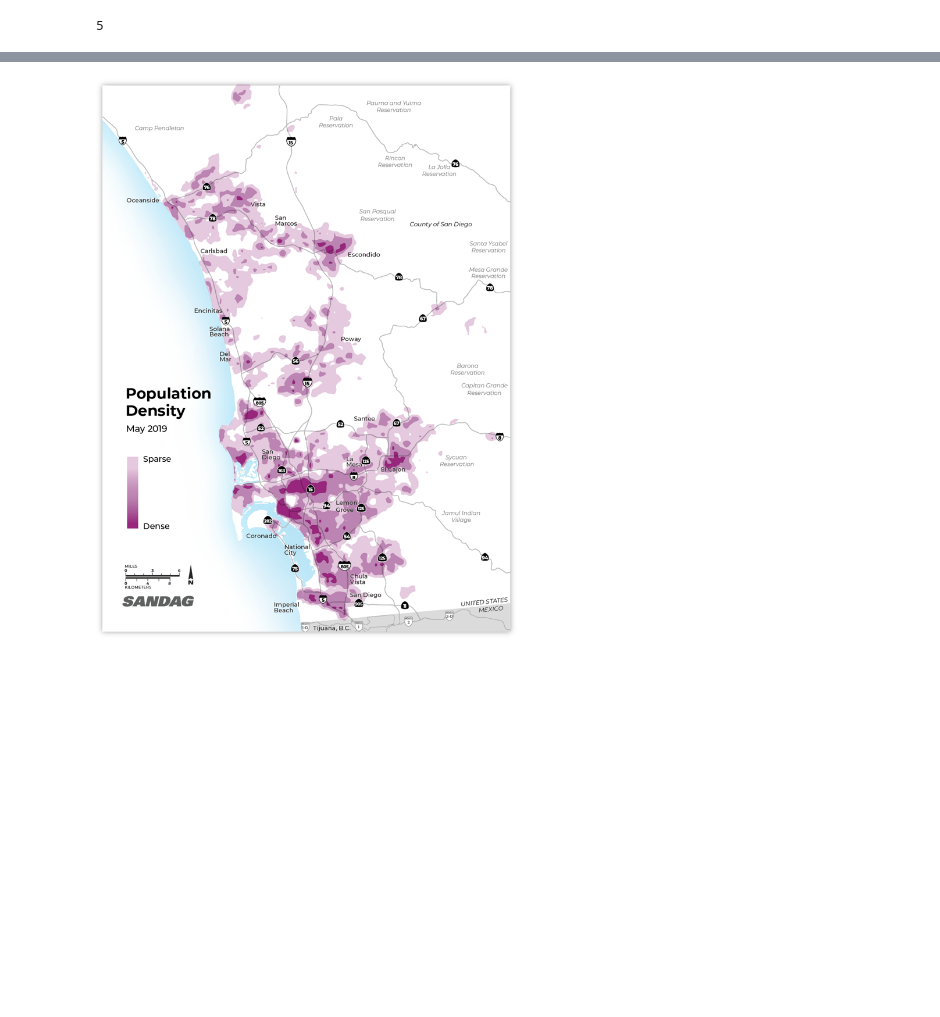
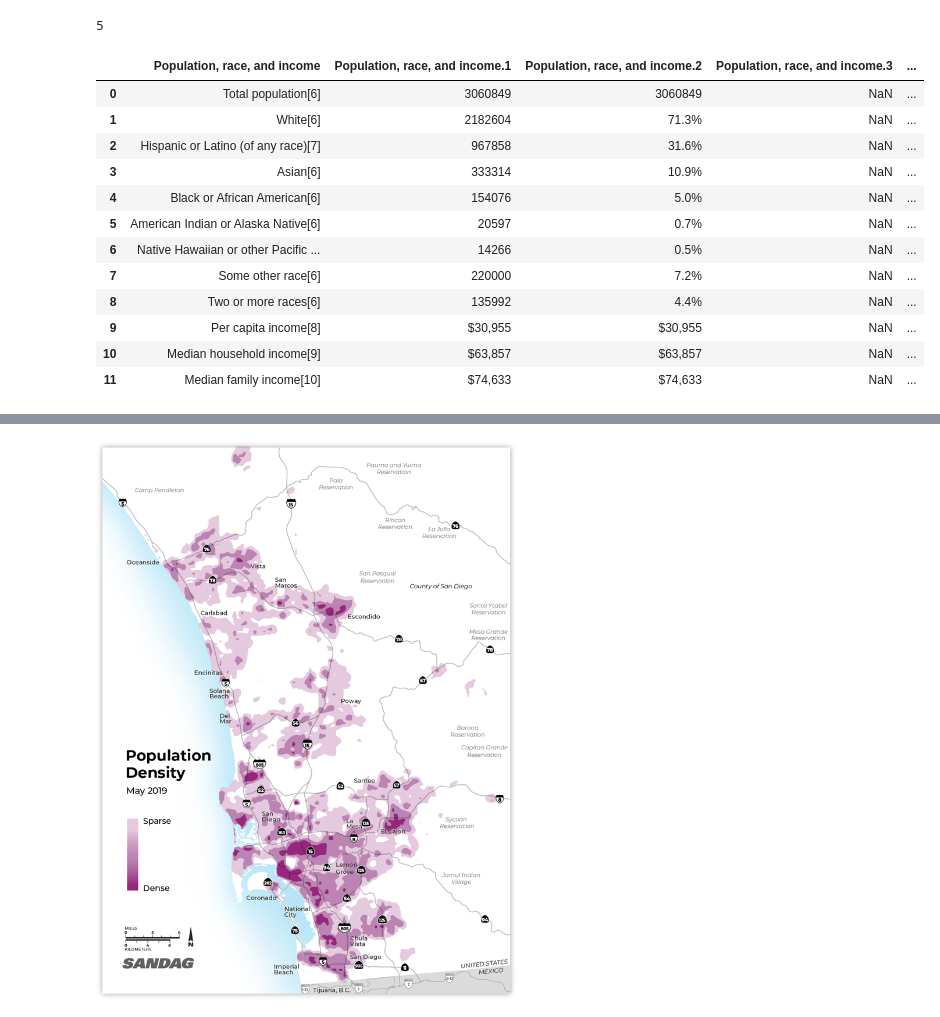
Before and after one commit to DominicGalletta/Coursera_Capstone, a Jupyter notebook: DataScienceCapstone.ipynb, the cells around one changed output, grey strips where cells are left out. Cells and saved outputs as stored; diff of their text form; code cells hidden in the pictures; blank space fills up the shorter version.

```diff
--- a/DataScienceCapstone.ipynb
+++ b/DataScienceCapstone.ipynb
@@ -60,6 +60,22 @@ dataframe_list = pd.read_html(url, flavor='bs4')
 len(dataframe_list)
 # %% [output]
 5
+# %%
+pd.read_html(url, match="Population, race, and income", flavor='bs4')[0]
+# %% [output]
+|  | Population, race, and income | Population, race, and income.1 | Population, race, and income.2 | Population, race, and income.3 | ... |
+| 0 | Total population[6] | 3060849 | 3060849 | NaN | ... |
+| 1 | White[6] | 2182604 | 71.3% | NaN | ... |
+| 2 | Hispanic or Latino (of any race)[7] | 967858 | 31.6% | NaN | ... |
+| 3 | Asian[6] | 333314 | 10.9% | NaN | ... |
+| 4 | Black or African American[6] | 154076 | 5.0% | NaN | ... |
+| 5 | American Indian or Alaska Native[6] | 20597 | 0.7% | NaN | ... |
+| 6 | Native Hawaiian or other Pacific ... | 14266 | 0.5% | NaN | ... |
+| 7 | Some other race[6] | 220000 | 7.2% | NaN | ... |
+| 8 | Two or more races[6] | 135992 | 4.4% | NaN | ... |
+| 9 | Per capita income[8] | $30,955 | $30,955 | NaN | ... |
+| 10 | Median household income[9] | $63,857 | $63,857 | NaN | ... |
+| 11 | Median family income[10] | $74,633 | $74,633 | NaN | ... |
 # %%
 df = pd.read_html(url, match="Population, race, and income", flavor='bs4')[0]
 # %%
```
Also changed, not shown: parts of 1 cell of this notebook.
